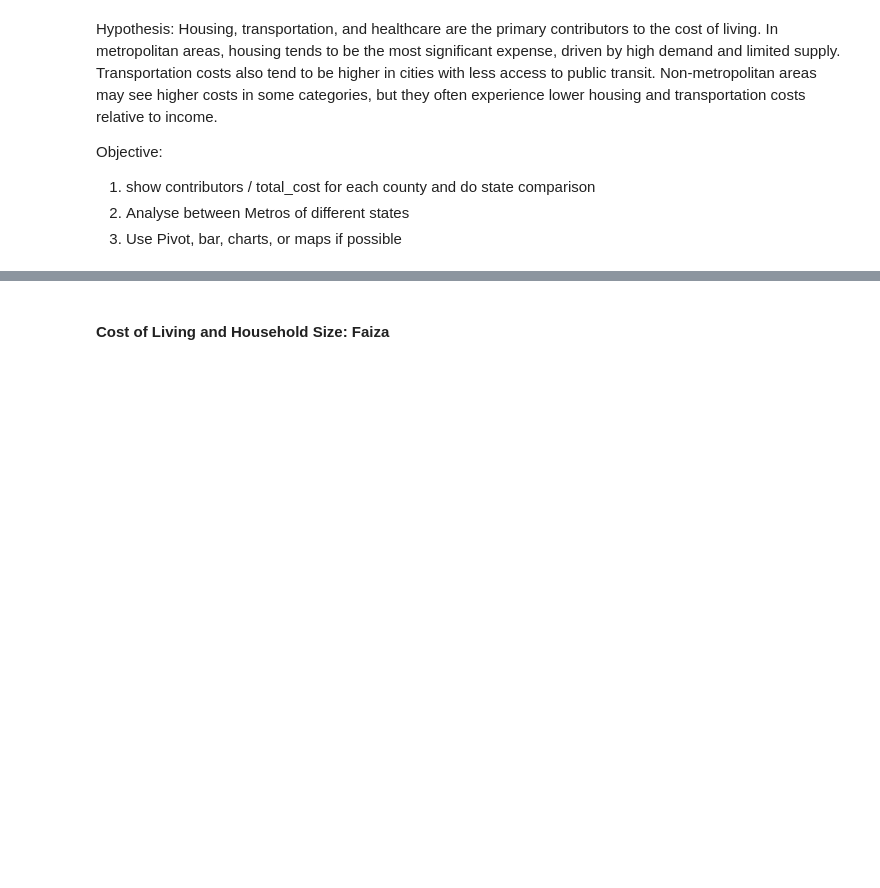
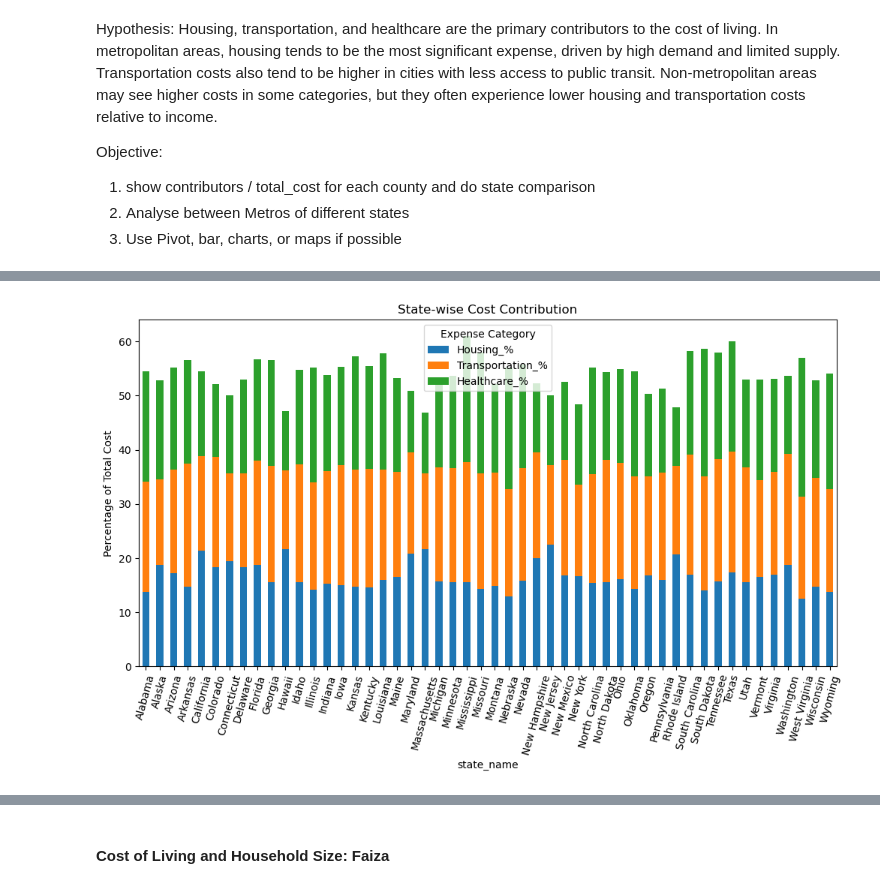
Before and after one commit to miguelmog10/data-science-group17, a Jupyter notebook: notebook/FoundationsDataScience_Winter2025_Group17.ipynb, the cells around one changed output, grey strips where cells are left out. Cells and saved outputs as stored; diff of their text form; code cells hidden in the pictures; blank space fills up the shorter version.

Commit message:
Update FoundationsDataScience_Winter2025_Group17.ipynb
Key Expense Categories

```diff
--- a/notebook/FoundationsDataScience_Winter2025_Group17.ipynb
+++ b/notebook/FoundationsDataScience_Winter2025_Group17.ipynb
@@ -401,6 +403,11 @@ df.groupby(['family_member_count']).agg(count_all = ('family_size', 'sum'),
 | 2p2c | 12572 | 6286 | 6286 |
 | 2p3c | 15715 | 9429 | 6286 |
 | 2p4c | 18858 | 12572 | 6286 |
+# %%
+# Calculate contributor percentage
+df["Housing_%"] = (df["housing_cost"] / df["total_cost"]) * 100
+df["Transportation_%"] = (df["transportation_cost"] / df["total_cost"]) * 100
+df["Healthcare_%"] = (df["healthcare_cost"] / df["total_cost"]) * 100
 # %% [markdown]
 ### **Analysis**
 # %% [markdown]
@@ -416,3 +423,6 @@ Objective:
 1. show contributors / total_cost for each county and do state comparison
 2. Analyse between Metros of different states
 3. Use Pivot, bar, charts, or maps if possible
+# %%
+# State-wise comparison using pivot table
+state_pivot = df.groupby("state_name")[["Housing_%", "Transportation_%","Healthcare_%"]].mean()
@@ -418,0 +460,10 @@ Objective:
+# %%
+# Plotting state-wise cost contribution
+state_pivot.plot(kind="bar", stacked=True, figsize=(12, 6))
+plt.title("State-wise Cost Contribution")
+plt.ylabel("Percentage of Total Cost")
+plt.legend(title="Expense Category")
+plt.xticks(rotation=75)
+plt.show()
+# %% [output]
+[figure, added]
```
Also changed, not shown: parts of 8 cells of this notebook.
